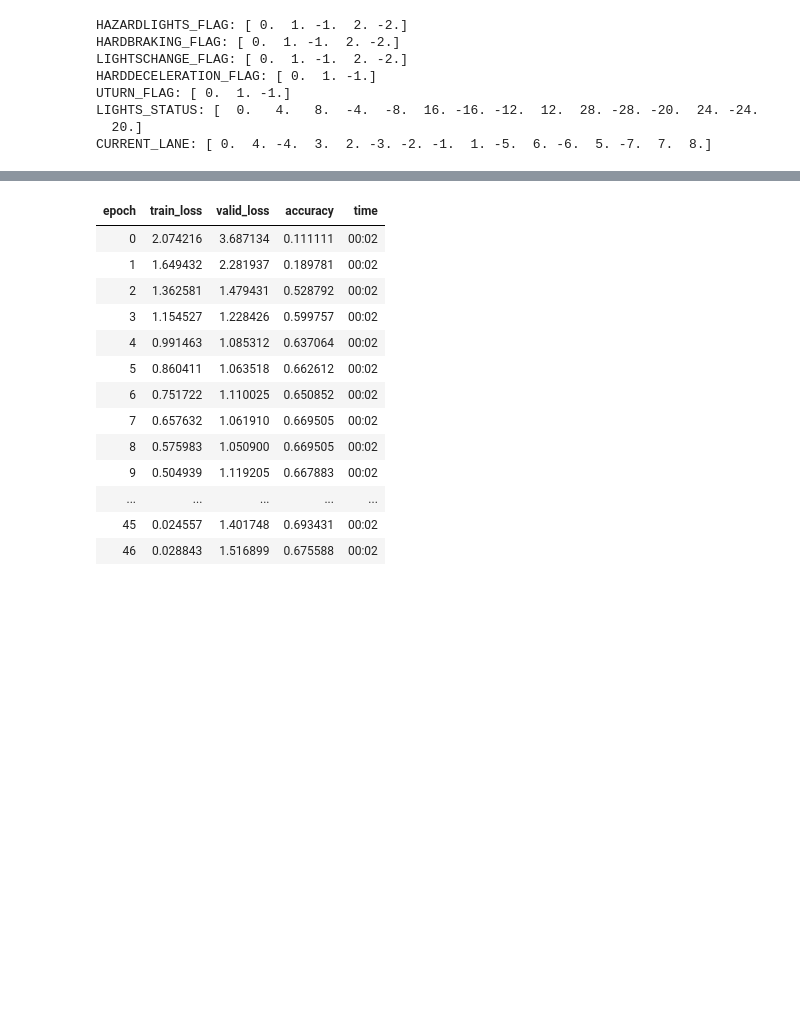
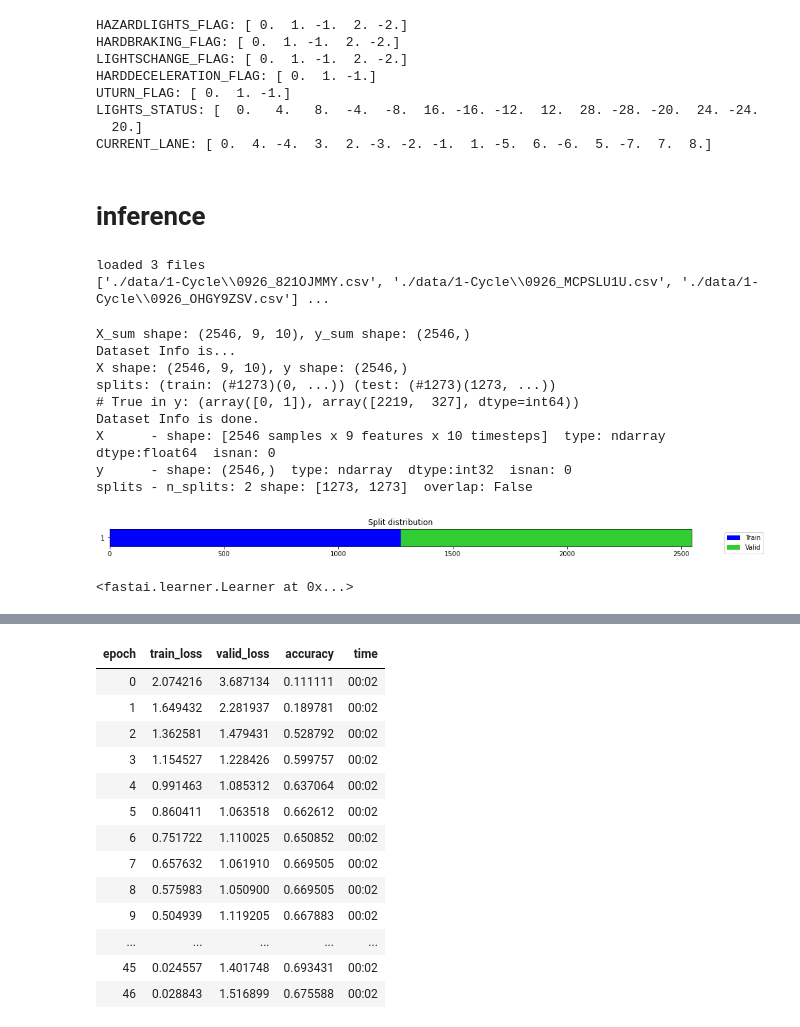
Before and after one commit to aivill-project/v2x_ts, a Jupyter notebook: V2X_process.ipynb, the cells around one changed output, grey strips where cells are left out. Drawn from its saved outputs; the diff is of its cells as text; code cells hidden in the pictures; blank space fills up the shorter version.

```diff
--- a/V2X_process.ipynb
+++ b/V2X_process.ipynb
@@ -240,3 +245,36 @@ def get_clf_eval(y_test, pred = None, pred_proba = None):
     f1 = f1_score(y_test, pred) # f1 score
     print(f'오차행렬 : \n{confusion}\n\nTN = {confusion[0, 0]}, FP = {confusion[0, 1]}\nFN = {confusion[1, 0]}, TP = {confusion[1, 1]}\n')
     print(f'정확도 : {round(accuracy, 4)} \n정밀도 : {round(precision, 4)} \n재현율 : {round(recall, 4)} \nF1 score : {round(f1, 4)}')
+# %% [markdown]
+# inference
+# %%
+inf_path = './data/1-Cycle'
+
+v2xdata = V2XData(inf_path, hazard_thr=3)
+X, y, splits, df = v2xdata.get_all_item()
+v2xdata.get_data_info(X, y, splits)
+
+check_data(X, y, splits=splits)
+# %% [output]
+loaded 3 files
+['./data/1-Cycle\\0926_821OJMMY.csv', './data/1-Cycle\\0926_MCPSLU1U.csv', './data/1-Cycle\\0926_OHGY9ZSV.csv'] ...
+X_sum shape: (2546, 9, 10), y_sum shape: (2546,)
+Dataset Info is...
+X shape: (2546, 9, 10), y shape: (2546,)
+splits: (train: (#1273)(0, ...)) (test: (#1273)(1273, ...))
+# True in y: (array([0, 1]), array([2219,  327], dtype=int64))
+Dataset Info is done.
+X      - shape: [2546 samples x 9 features x 10 timesteps]  type: ndarray  dtype:float64  isnan: 0
+y      - shape: (2546,)  type: ndarray  dtype:int32  isnan: 0
+splits - n_splits: 2 shape: [1273, 1273]  overlap: False
+[figure, added]
+# %%
+tfms = [None, [Categorize()]]
+batch_tfms = TSStandardize(by_sample=True)
+dsets = TSDatasets(X, y, tfms=tfms)
+dls = TSDataLoaders.from_dsets(dsets.train, dsets.valid, bs=[64, 128], batch_tfms=batch_tfms, num_workers=0)
+model = create_model(MLSTM_FCNPlus, dls = dls)
+learner = Learner(dls, model, metrics=accuracy)
+learner.load('model')
+# %% [output]
+<fastai.learner.Learner at 0x...>
```
Also changed, not shown: parts of 8 cells of this notebook, 10 other files.
